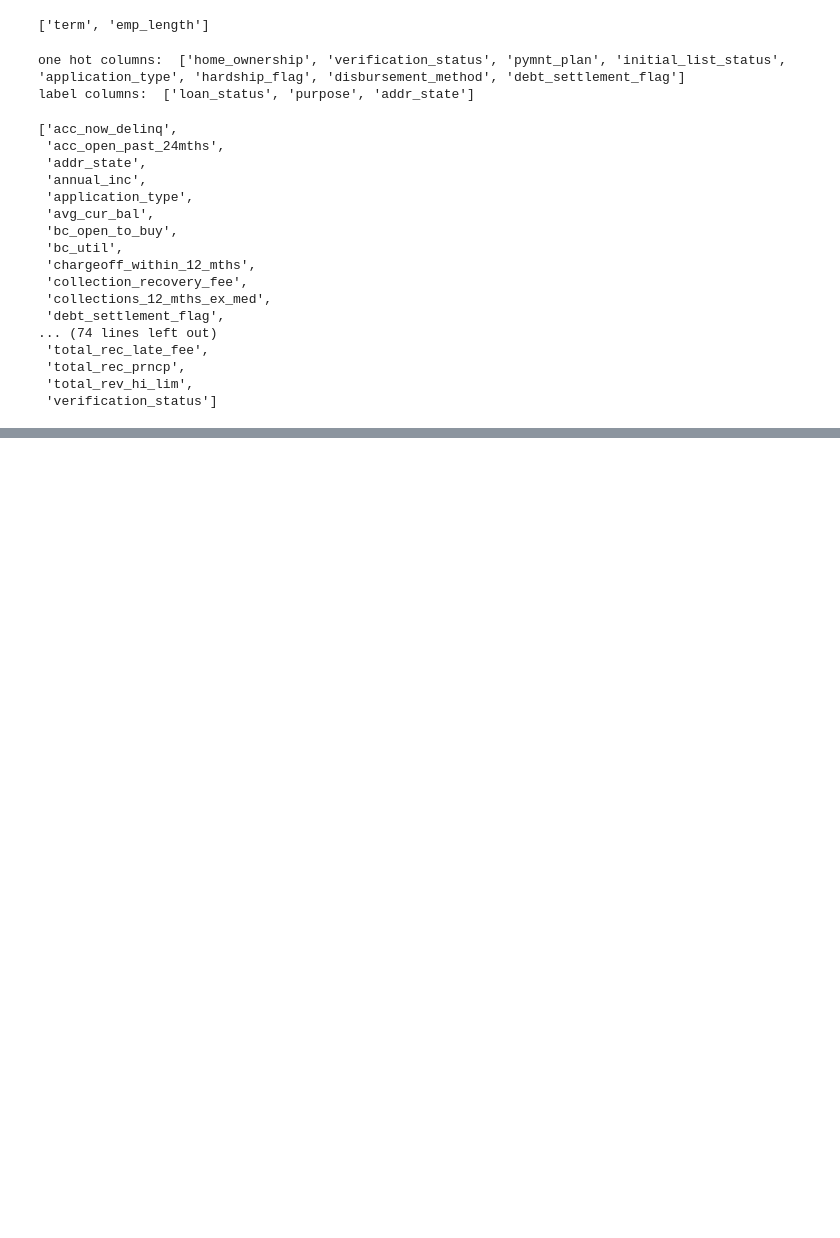
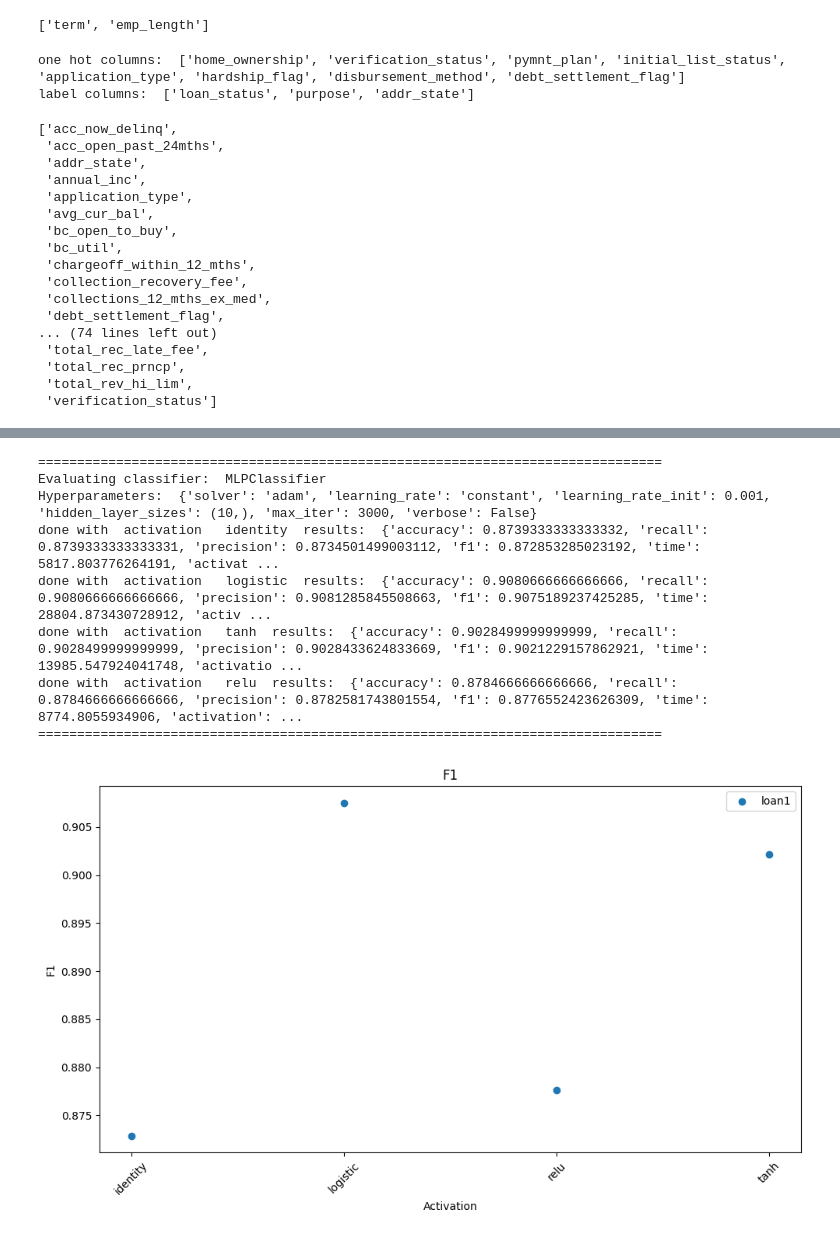
Before and after one commit to Maustrian3/ML24, a Jupyter notebook: exercise-1/loan.ipynb, the cells around one changed output, grey strips where cells are left out. Drawn from its saved outputs; the diff is of its cells as text; code cells hidden in the pictures; blank space fills up the shorter version.

```diff
--- a/exercise-1/loan.ipynb
+++ b/exercise-1/loan.ipynb
@@ -352,0 +374,28 @@ array([[293,  61,   3,   0,   0,   0,   0],
+# %%
+reload(evaluator)
+hyperparameters = {
+    'solver': 'adam',
+    #'activation': 'relu',
+    'learning_rate': 'constant',
+    'learning_rate_init': 1e-3,
+    'hidden_layer_sizes': (10,),
+    #'random_state': 7895,
+    'max_iter': 3000,
+    'verbose': False,
+    #'tol': 5e-5
+}
+hyperparameters_iterator = {'activation': ['identity', 'logistic', 'tanh', 'relu']}
+act_function1 = evaluator.evaluate2_mean(MLPClassifier, X_train, y_train, X_test, y_test, hyperparameters=hyperparameters,
+                           hyperparameters_iterate=hyperparameters_iterator, number_of_tests=20)
+
+evaluator.draw_diagram2_list({"loan1": act_function1,}, x_axis='activation', y_axis=['f1', 'time'], logaritmic=False, line=False)
+# %% [output]
+================================================================================
+Evaluating classifier:  MLPClassifier
+Hyperparameters:  {'solver': 'adam', 'learning_rate': 'constant', 'learning_rate_init': 0.001, 'hidden_layer_sizes': (10,), 'max_iter': 3000, 'verbose': False}
+done with  activation   identity  results:  {'accuracy': 0.8739333333333332, 'recall': 0.8739333333333331, 'precision': 0.8734501499003112, 'f1': 0.872853285023192, 'time': 5817.803776264191, 'activat ...
+done with  activation   logistic  results:  {'accuracy': 0.9080666666666666, 'recall': 0.9080666666666666, 'precision': 0.9081285845508663, 'f1': 0.9075189237425285, 'time': 28804.873430728912, 'activ ...
+done with  activation   tanh  results:  {'accuracy': 0.9028499999999999, 'recall': 0.9028499999999999, 'precision': 0.9028433624833669, 'f1': 0.9021229157862921, 'time': 13985.547924041748, 'activatio ...
+done with  activation   relu  results:  {'accuracy': 0.8784666666666666, 'recall': 0.8784666666666666, 'precision': 0.8782581743801554, 'f1': 0.8776552423626309, 'time': 8774.8055934906, 'activation': ...
+================================================================================
+[figure, added]
```
Also changed, not shown: parts of 17 cells of this notebook, 1 other file.
